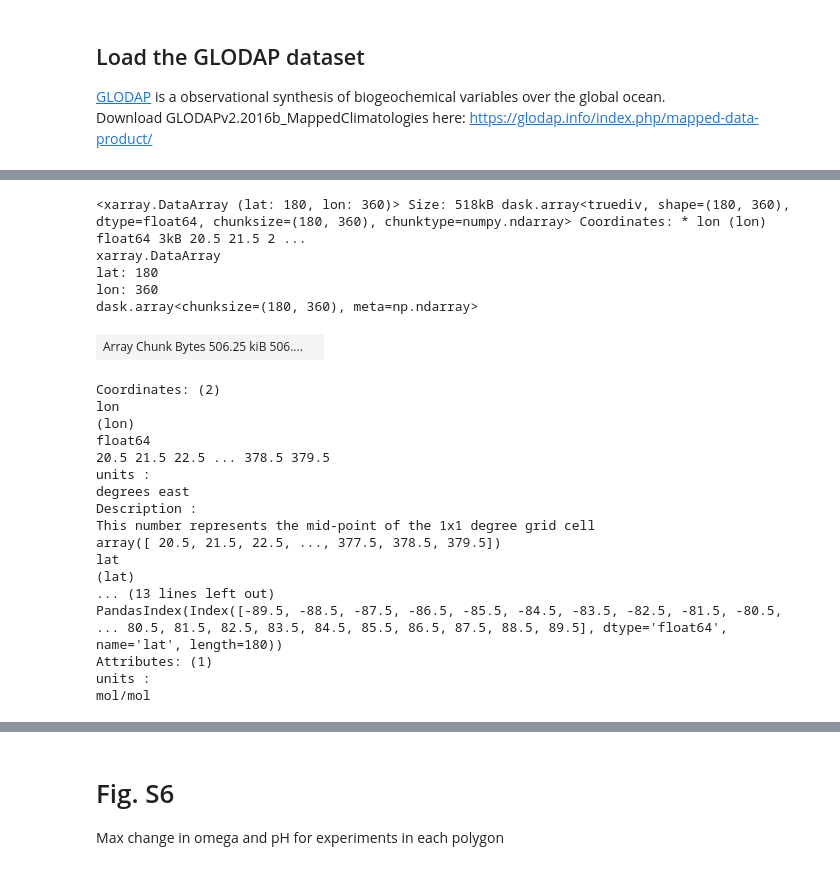
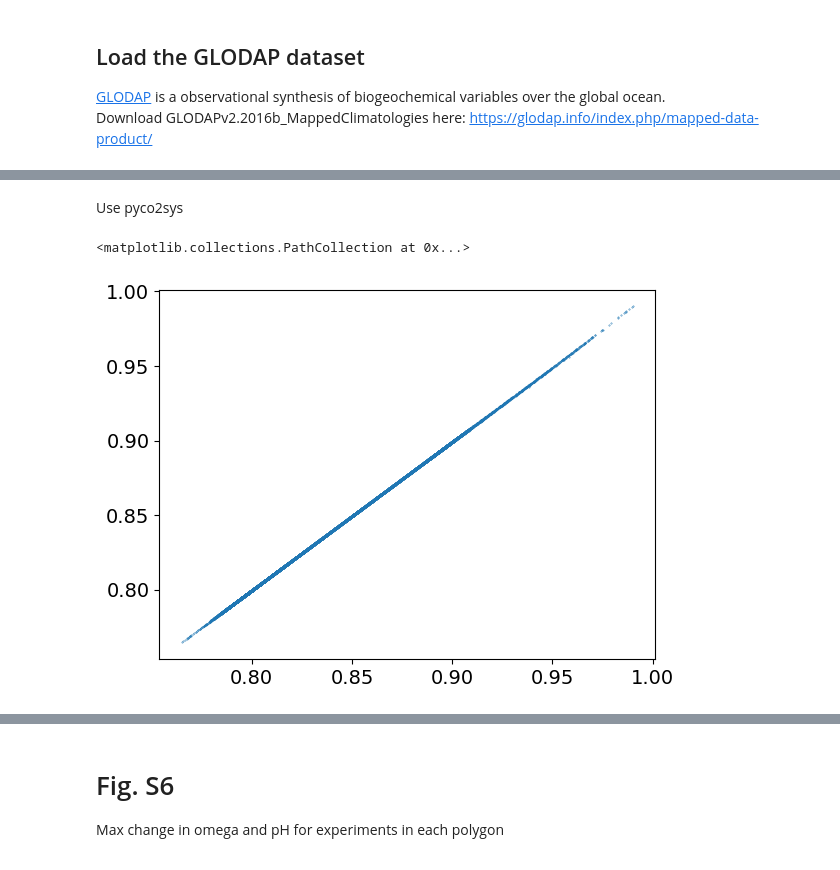
Before and after one commit to CWorthy-ocean/OAE-Efficiency-Map-v0, a Jupyter notebook: analysis/Suppl_Figures.ipynb, the cells around one changed output, grey strips where cells are left out. Saved outputs shown, nothing was run; the diff lists cells and outputs as text; code cells hidden in the pictures.

```diff
--- a/analysis/Suppl_Figures.ipynb
+++ b/analysis/Suppl_Figures.ipynb
@@ -64,52 +59,2 @@ Compute CO<sub>2</sub> uptake efficiency
-# %%
-co2aq = co2calc.calc_co2(
-    S=ds.SALT,
-    T=ds.TEMP,
-    DIC=ds.DIC,
-    ALK=ds.ALK,
-    PO4=ds.PO4,
-    SiO3=ds.SiO3,
-    input_in_gravimetric_units=True,
-)
-co2sol = co2calc.co2sol(ds.SALT, ds.TEMP, return_in_gravimetric_units=True)
-
-pCO2 = 1.0e6 * co2aq / co2sol
-
-DALK = 1.0
-DIC_pert_alk = co2calc.calc_dic(
-    S=ds.SALT,
-    T=ds.TEMP,
-    ALK=ds.ALK + DALK,
-    pCO2=pCO2,
-    PO4=ds.PO4,
-    SiO3=ds.SiO3,
-    input_in_gravimetric_units=True,
-)
-
-dDIC_dALK = (DIC_pert_alk - ds.DIC) / DALK
-dDIC_dALK.attrs['units'] = 'mol/mol'
-dDIC_dALK
-# %% [output]
-<xarray.DataArray (lat: 180, lon: 360)> Size: 518kB dask.array<truediv, shape=(180, 360), dtype=float64, chunksize=(180, 360), chunktype=numpy.ndarray> Coordinates: * lon (lon) float64 3kB 20.5 21.5 2 ...
-xarray.DataArray
-lat: 180
-lon: 360
-dask.array<chunksize=(180, 360), meta=np.ndarray>
-| Array Chunk Bytes 506.25 kiB 506.... |  |
-Coordinates: (2)
-lon
-(lon)
-float64
-20.5 21.5 22.5 ... 378.5 379.5
-units :
-degrees east
-Description :
-This number represents the mid-point of the 1x1 degree grid cell
-array([ 20.5, 21.5, 22.5, ..., 377.5, 378.5, 379.5])
-lat
-(lat)
-... (13 lines left out)
-PandasIndex(Index([-89.5, -88.5, -87.5, -86.5, -85.5, -84.5, -83.5, -82.5, -81.5, -80.5, ... 80.5, 81.5, 82.5, 83.5, 84.5, 85.5, 86.5, 87.5, 88.5, 89.5], dtype='float64', name='lat', length=180))
-Attributes: (1)
-units :
-mol/mol
+# %% [markdown]
+Use pyco2sys
@@ -116,3 +123,8 @@ mol/mol
+# %%
+plt.scatter(1/csys_glodap["isoQout"], csys_glodap["dDICdAlk"], s=0.1)
+# %% [output]
+<matplotlib.collections.PathCollection at 0x...>
+[figure, added]
 # %%
 plt.rcParams.update({'font.size': 14})
 
```
Also changed, not shown: parts of 26 cells of this notebook, 6 other files.
